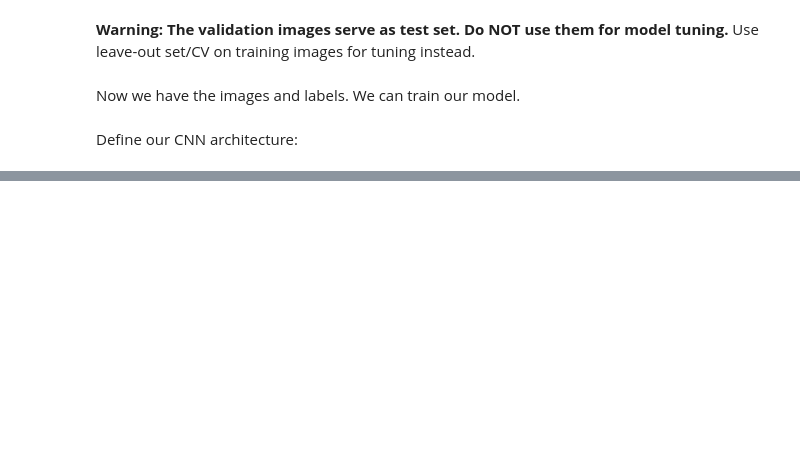
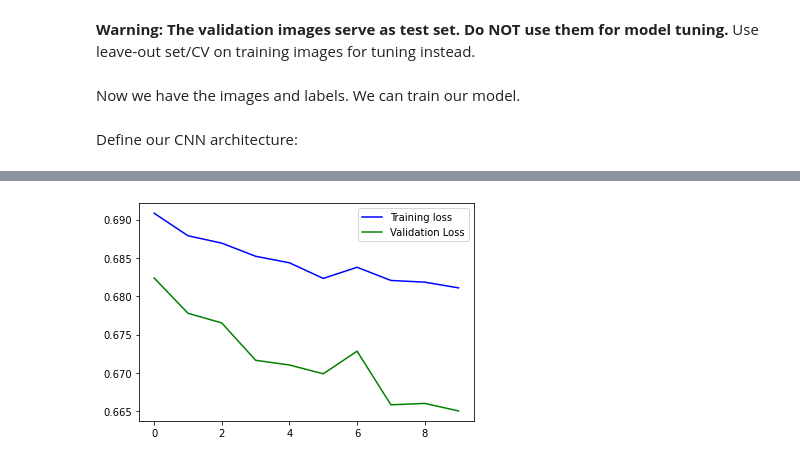
Before and after one commit to comsaint/dlh_project, a Jupyter notebook: notebooks/starter_nih.ipynb, the cells around one changed output, grey strips where cells are left out. Drawn from its saved outputs; the diff is of its cells as text; code cells hidden in the pictures; blank space fills up the shorter version.

```diff
--- a/notebooks/starter_nih.ipynb
+++ b/notebooks/starter_nih.ipynb
@@ -114,3 +175,5 @@ disease = 'Atelectasis'
+# %%
+disease = 'No Finding'
 # %%
 # Label distribution
 df_labels.describe(include='all')
@@ -258,5 +340,5 @@ optimizer = optim.Adam(model.parameters(), lr=0.001)
 # %%
-def train_model(model, train_loader, valid_loader, num_epochs=10, threshold=0.5):
+def train_model(model, train_loader, valid_loader, num_epochs=10, verbose=True):
     start_time = time.time()
     train_losses, val_losses = [], []
     for epoch in range(num_epochs):
@@ -267,25 +349,26 @@ def train_model(model, train_loader, valid_loader, num_epochs=10, threshold=0.5)
             # get the inputs; data is a list of [inputs, labels]
             inputs, labels = data
             inputs = inputs.to(device)
-            labels = labels.type(torch.FloatTensor).to(device)
+            labels = labels.type(torch.LongTensor).to(device)
             # zero the parameter gradients
             optimizer.zero_grad()
             # forward + backward + optimize
             outputs = model.forward(inputs)
-            loss = criterion(outputs.squeeze(-1), labels)
+            loss = criterion(outputs, labels)
             loss.backward()
             optimizer.step()
 
             # print statistics every 10 batches
             running_loss += loss.item()
-            if i % 10 == 9:    # print every 10 mini-batches
-                print('[%d, %5d] loss: %.3f' % (epoch + 1, i + 1, running_loss / (i+1)))
-                print(f'Time elapsed: {(time.time()-start_time)/60.0:.1f} minutes.')
+            if verbose:
+                if i % 10 == 9:    # print every 10 mini-batches
+                    print('[%d, %5d] loss: %.3f' % (epoch + 1, i + 1, running_loss / (i+1)))
         train_losses.append(running_loss/len(train_data_loader))  # keep trace of train loss in each epoch
+        print(f'Time elapsed: {(time.time()-start_time)/60.0:.1f} minutes.')
 
         # validate every epoch
         print("Validating...")
-        val_loss, _, _, _ = eval_model(model, valid_loader, threshold=threshold)
+        val_loss, _, _, _ = eval_model(model, valid_loader)
         val_losses.append(val_loss/len(val_data_loader))  # keep trace of validation loss in each epoch
         print("Epoch: {}/{}.. ".format(epoch+1, num_epochs),
               "Training Loss: {:.3f}.. ".format(train_losses[-1]),
@@ -296,9 +379,9 @@ def train_model(model, train_loader, valid_loader, num_epochs=10, threshold=0.5)
         torch.save(model.state_dict(), MODEL_PATH)
         print("Model saved!")
 
-    return model
+    return model, train_losses, val_losses
 
-def eval_model(model, loader, threshold=0.5):
+def eval_model(model, loader):
     from sklearn.metrics import roc_auc_score, classification_report, confusion_matrix, ConfusionMatrixDisplay, roc_curve
     # validate every epoch
     loss = 0.0
@@ -308,11 +391,11 @@ def eval_model(model, loader, threshold=0.5):
         # empty tensors to hold results
         Y_prob, Y_true, Y_pred = [], [], []
         for inputs, labels in loader:
-            probs = model(inputs.to(device)).squeeze(-1)  # prediction probability
-            labels = labels.type(torch.FloatTensor).to(device)  # true labels
-            predicted = probs > threshold  # predicted labels
+            probs = model(inputs.to(device)) # prediction probability
+            labels = labels.type(torch.LongTensor).to(device)  # true labels
+            _, predicted = torch.max(probs, dim=1)
             # stack results
-            Y_prob.append(probs)
+            Y_prob.append(probs[:,-1])  # probability of positive class
             Y_true.append(labels)
             Y_pred.append(predicted)
 
@@ -327,11 +410,13 @@ def eval_model(model, loader, threshold=0.5):
     print(f"ROC: {roc_auc_score(Y_true, Y_prob):.3f}")
     fpr, tpr, _ = roc_curve(Y_true, Y_prob)
     auc = roc_auc_score(Y_true, Y_prob)
-    plt.plot(fpr,tpr,label="data 1, auc="+str(auc))
+    plt.figure()
+    plt.plot(fpr,tpr,label=f"Validation, ROCAUC={auc:3f}")
     plt.legend(loc=4)
     plt.show()
 
     print(classification_report(Y_true, Y_pred))
+    plt.figure()
     cm = confusion_matrix(Y_true, Y_pred)  # confusion matrix
     disp = ConfusionMatrixDisplay(confusion_matrix=cm)
     disp.plot()
@@ -341,12 +430,12 @@ def eval_model(model, loader, threshold=0.5):
 import time
 
 num_epochs = 10
-batch_size = 2048
+batch_size = 256
 
 train_data_loader = load_data(df_train_pa, DATA_FOLDER, disease, transform=data_transforms['train'], shuffle=True, batch_size=batch_size)
 val_data_loader = load_data(df_val_pa, DATA_FOLDER, disease, transform=data_transforms['test'], shuffle=False, batch_size=32)
 
 print(f"Training start. Mode: {device}")
 start_time = time.time()
-model = train_model(model, train_data_loader, val_data_loader, num_epochs=num_epochs, threshold=0.10)
+model, t_losses, v_losses = train_model(model, train_data_loader, val_data_loader, num_epochs=num_epochs, verbose=False)
 print(f'Finished Training. Total time: {time.time()-start_time} secs.')
@@ -353,3 +502,12 @@ print(f'Finished Training. Total time: {time.time()-start_time} secs.')
+# %%
+# plot training and validation loss over epoches
+plt.figure()
+plt.plot(t_losses, 'b', label='Training loss')
+plt.plot(v_losses, 'g', label='Validation Loss')
+plt.legend()
+plt.show()
+# %% [output]
+[figure, added]
 # %%
 # Evaluate on test set
 test_data_loader = load_data(df_test_pa, DATA_FOLDER, disease, transform=data_transforms['test'], shuffle=False, batch_size=32)
```
Also changed, not shown: parts of 18 cells of this notebook.
